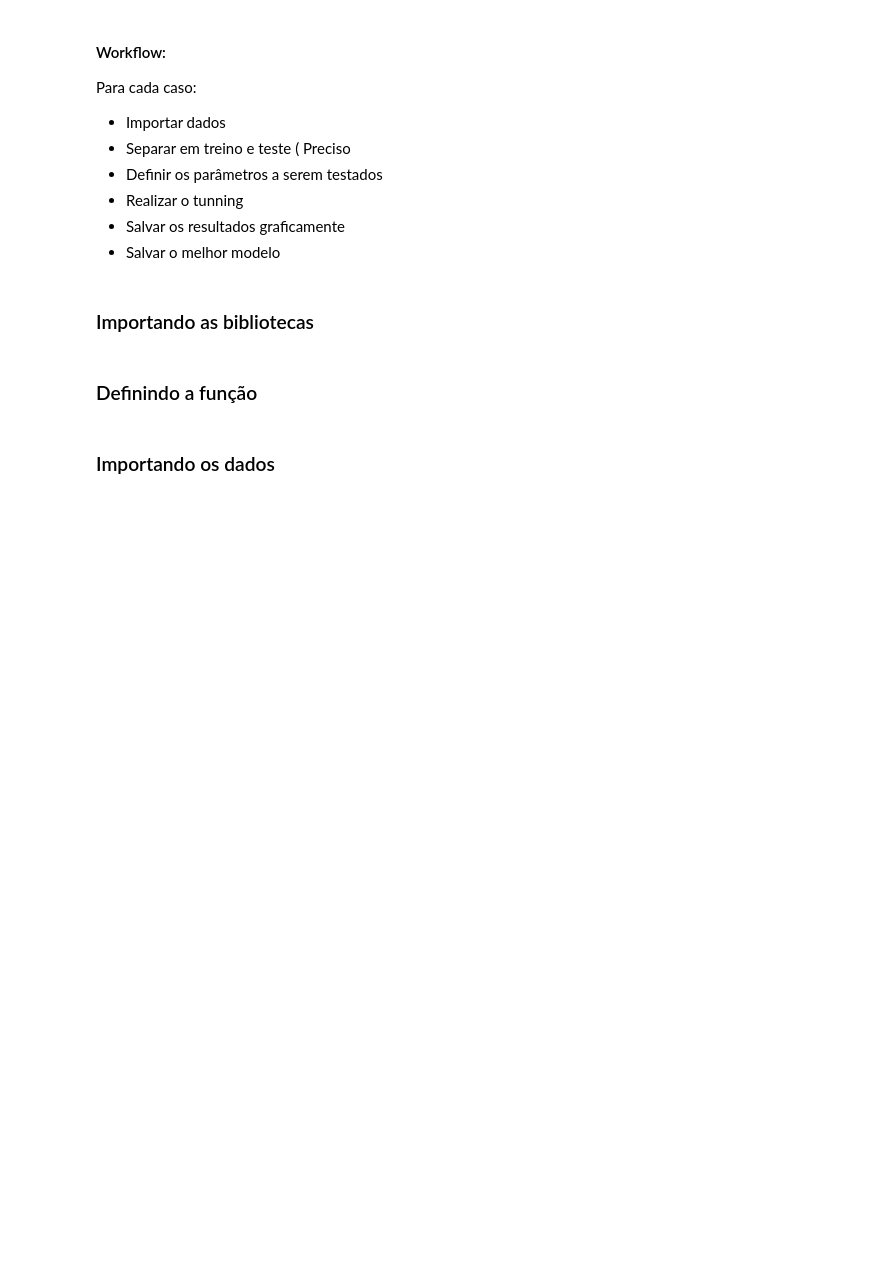
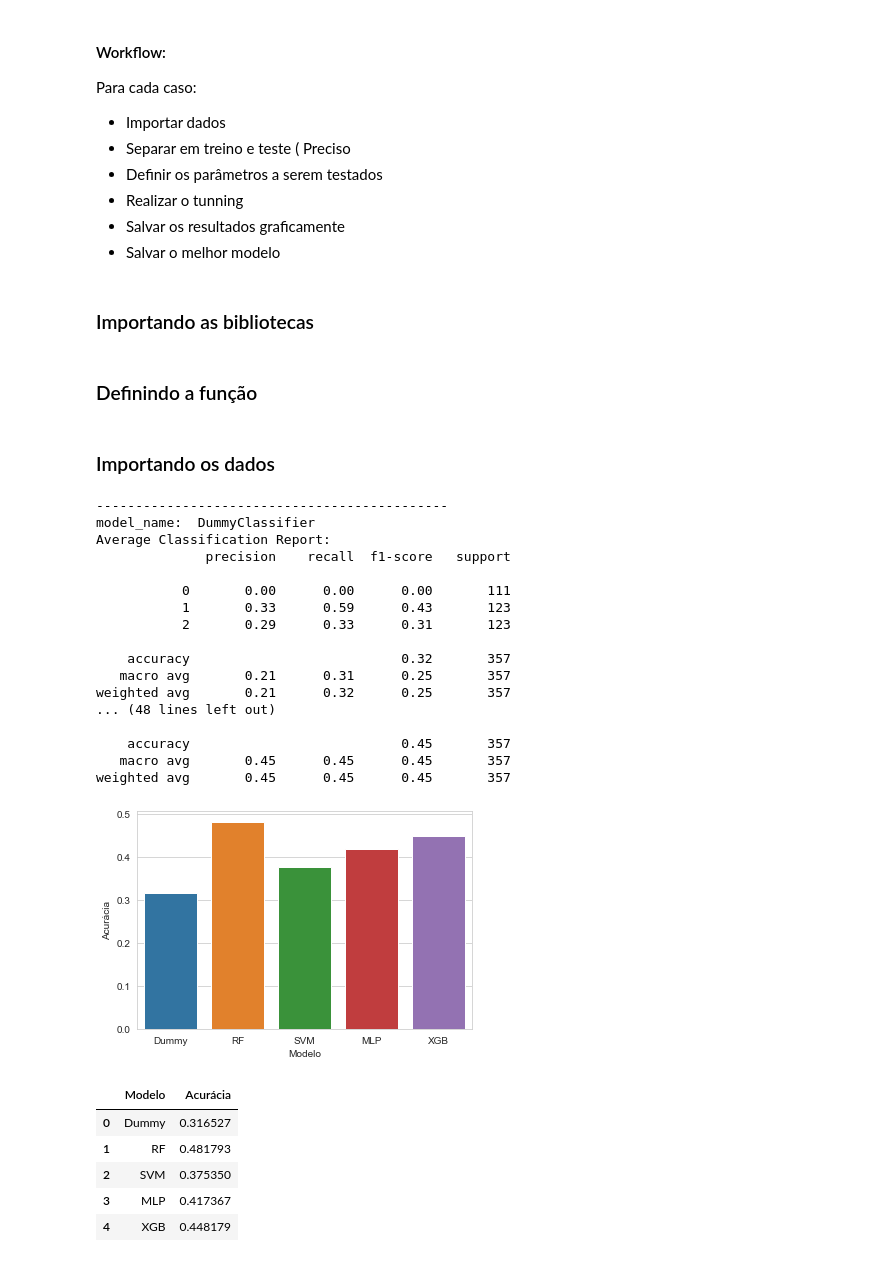
Before and after one commit to Apollyion/Classificacao_MHI_BIC, a Jupyter notebook: Codigos-Desenvolvimento/Tunning_Modelos_Geral.ipynb, the cells around one changed output. Saved outputs shown, nothing was run; the diff lists cells and outputs as text; code cells hidden in the pictures; blank space fills up the shorter version.

```diff
--- a/Codigos-Desenvolvimento/Tunning_Modelos_Geral.ipynb
+++ b/Codigos-Desenvolvimento/Tunning_Modelos_Geral.ipynb
@@ -155,0 +240,28 @@ X_train4, X_test4, y_train4, y_test4 = train_test_split(data4_re, target4_re, te
+# %%
+# Avaliando os modelos para cada dado com o treino
+avalia_dif_modelos_cv(X_train1, y_train1, 5)
+# %% [output]
+---------------------------------------------
+model_name:  DummyClassifier
+Average Classification Report:
+              precision    recall  f1-score   support
+
+           0       0.00      0.00      0.00       111
+           1       0.33      0.59      0.43       123
+           2       0.29      0.33      0.31       123
+
+    accuracy                           0.32       357
+   macro avg       0.21      0.31      0.25       357
+weighted avg       0.21      0.32      0.25       357
+... (48 lines left out)
+
+    accuracy                           0.45       357
+   macro avg       0.45      0.45      0.45       357
+weighted avg       0.45      0.45      0.45       357
+[figure, added]
+|  | Modelo | Acurácia |
+| 0 | Dummy | 0.316527 |
+| 1 | RF | 0.481793 |
+| 2 | SVM | 0.375350 |
+| 3 | MLP | 0.417367 |
+| 4 | XGB | 0.448179 |
```
Also changed, not shown: parts of 31 cells of this notebook, 58 other files.
